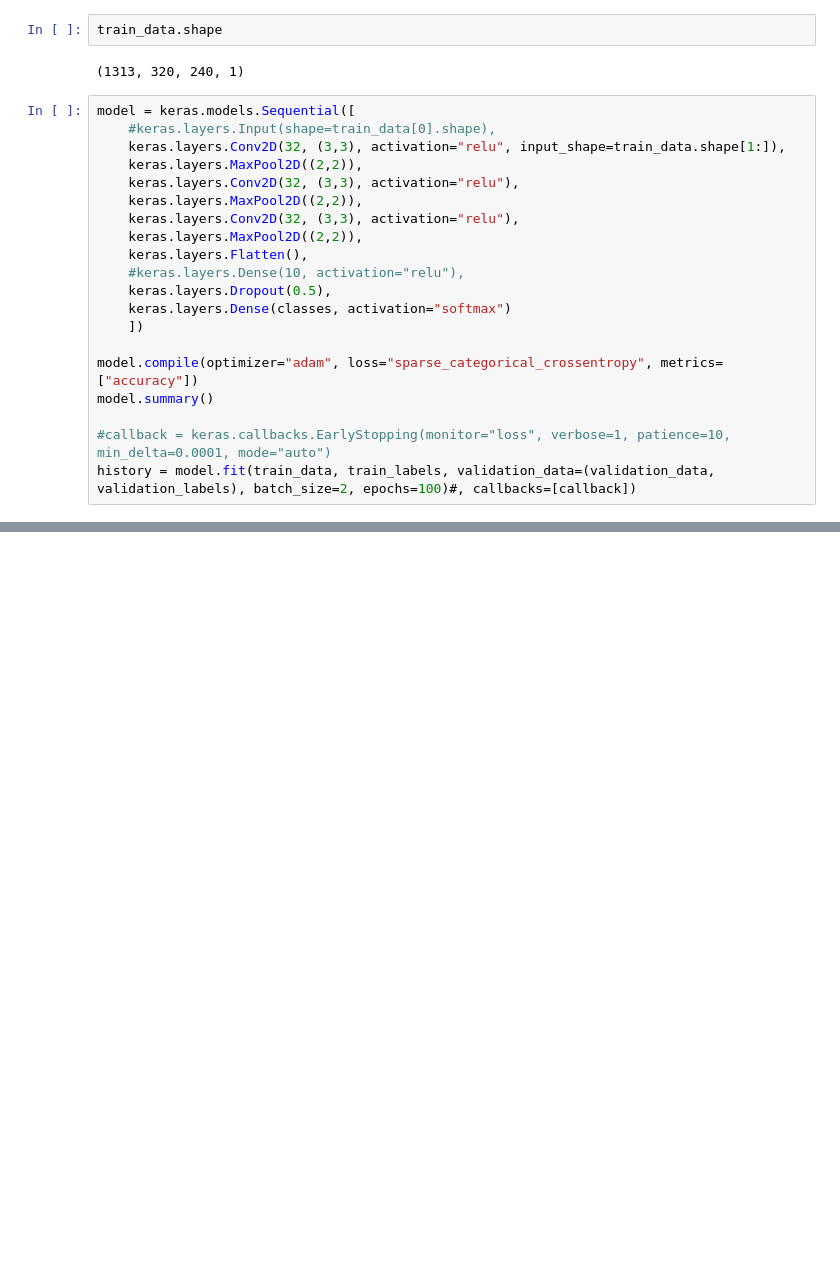
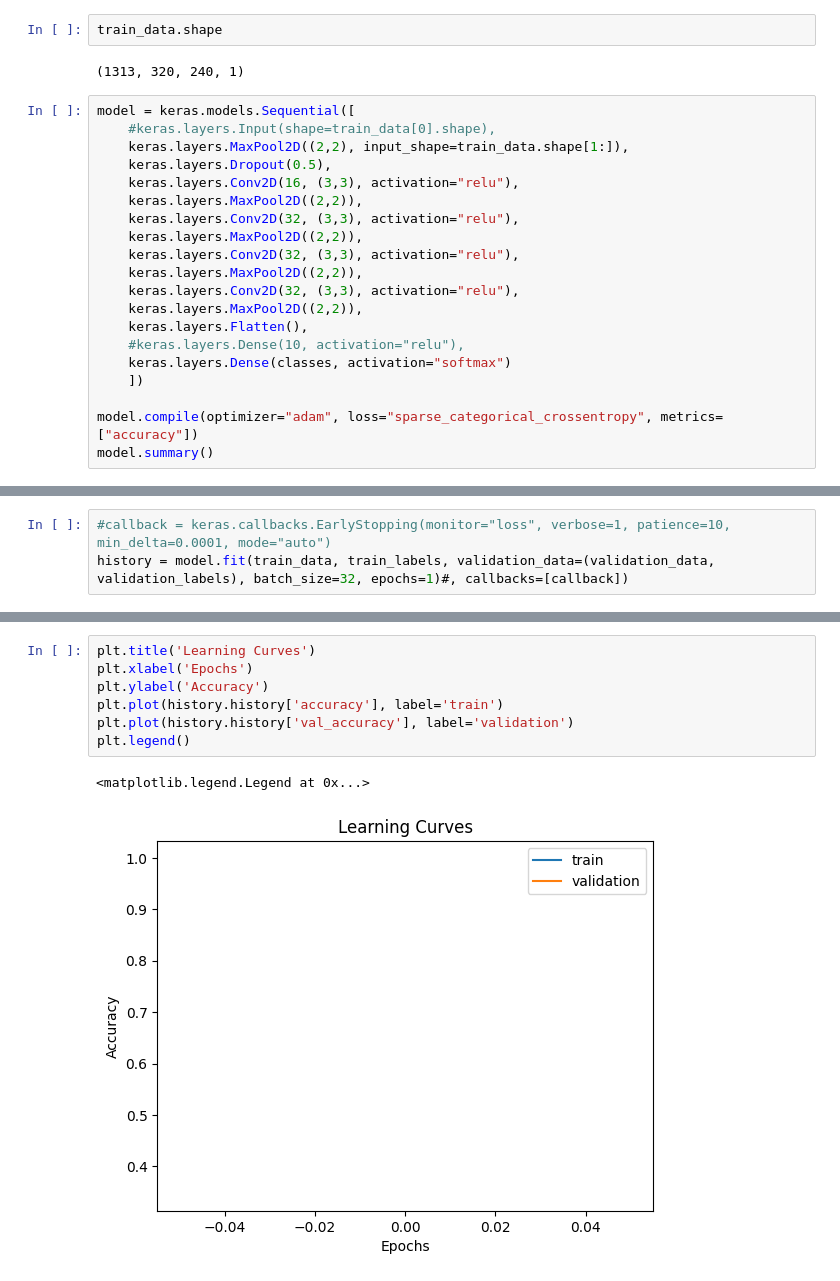
Before and after one commit to niil87/Machine-Learning-for-IOT---Fall-2022-Batch-Lund-University, a Jupyter notebook: keras.ipynb, the cells around one changed output, grey strips where cells are left out. Saved outputs shown, nothing was run; the diff lists cells and outputs as text; blank space fills up the shorter version.

Commit message:
saved model

```diff
--- a/keras.ipynb
+++ b/keras.ipynb
@@ -91,7 +91,11 @@ train_data.shape
 # %%
 model = keras.models.Sequential([
     #keras.layers.Input(shape=train_data[0].shape),
-    keras.layers.Conv2D(32, (3,3), activation="relu", input_shape=train_data.shape[1:]),
+    keras.layers.MaxPool2D((2,2), input_shape=train_data.shape[1:]),
+    keras.layers.Dropout(0.5),
+    keras.layers.Conv2D(16, (3,3), activation="relu"),
+    keras.layers.MaxPool2D((2,2)),
+    keras.layers.Conv2D(32, (3,3), activation="relu"),
     keras.layers.MaxPool2D((2,2)),
     keras.layers.Conv2D(32, (3,3), activation="relu"),
     keras.layers.MaxPool2D((2,2)),
@@ -99,13 +103,9 @@ model = keras.models.Sequential([
     keras.layers.MaxPool2D((2,2)),
     keras.layers.Flatten(),
     #keras.layers.Dense(10, activation="relu"),
-    keras.layers.Dropout(0.5),
     keras.layers.Dense(classes, activation="softmax")
     ])
 
 model.compile(optimizer="adam", loss="sparse_categorical_crossentropy", metrics=["accuracy"])
 model.summary()
-
-#callback = keras.callbacks.EarlyStopping(monitor="loss", verbose=1, patience=10, min_delta=0.0001, mode="auto")
-history = model.fit(train_data, train_labels, validation_data=(validation_data, validation_labels), batch_size=2, epochs=100)#, callbacks=[callback])
 # %% [output]
@@ -146,0 +129,3 @@ InternalError: Failed copying input tensor from /job:localhost/replica:0/task:0/
+# %%
+#callback = keras.callbacks.EarlyStopping(monitor="loss", verbose=1, patience=10, min_delta=0.0001, mode="auto")
+history = model.fit(train_data, train_labels, validation_data=(validation_data, validation_labels), batch_size=32, epochs=1)#, callbacks=[callback])
@@ -146,0 +134,10 @@ InternalError: Failed copying input tensor from /job:localhost/replica:0/task:0/
+# %%
+plt.title('Learning Curves')
+plt.xlabel('Epochs')
+plt.ylabel('Accuracy')
+plt.plot(history.history['accuracy'], label='train')
+plt.plot(history.history['val_accuracy'], label='validation')
+plt.legend()
+# %% [output]
+<matplotlib.legend.Legend at 0x...>
+[figure, added]
```
Also changed, not shown: parts of 7 cells of this notebook, 4 other files.
